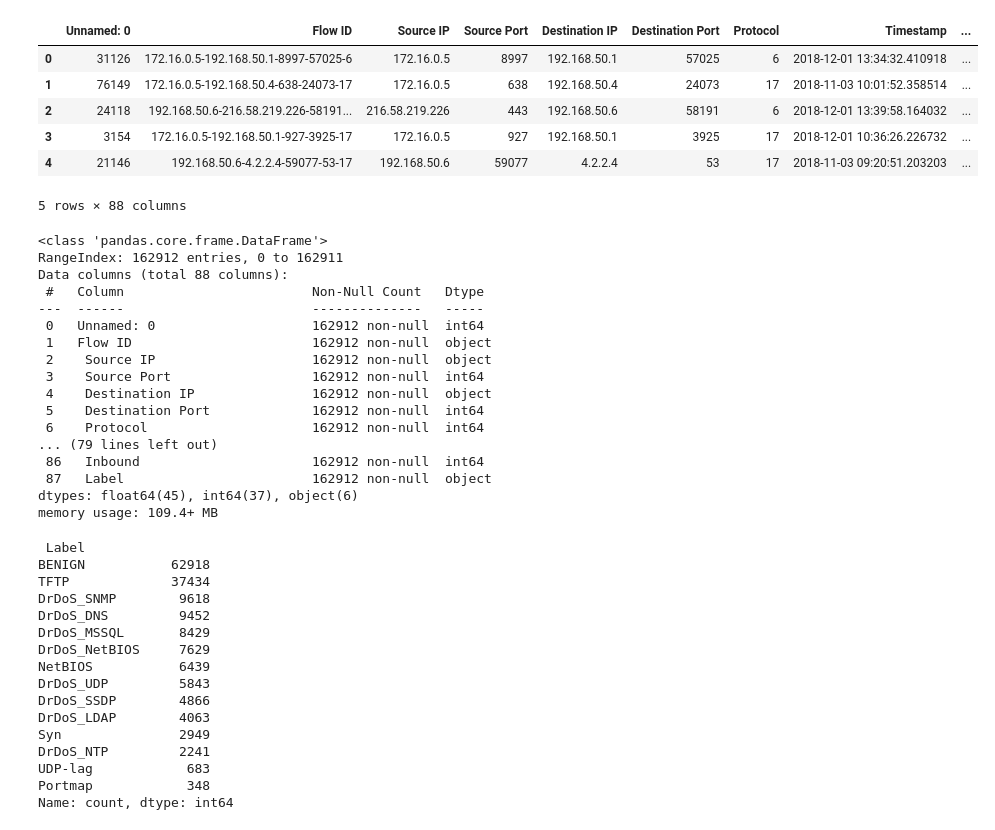
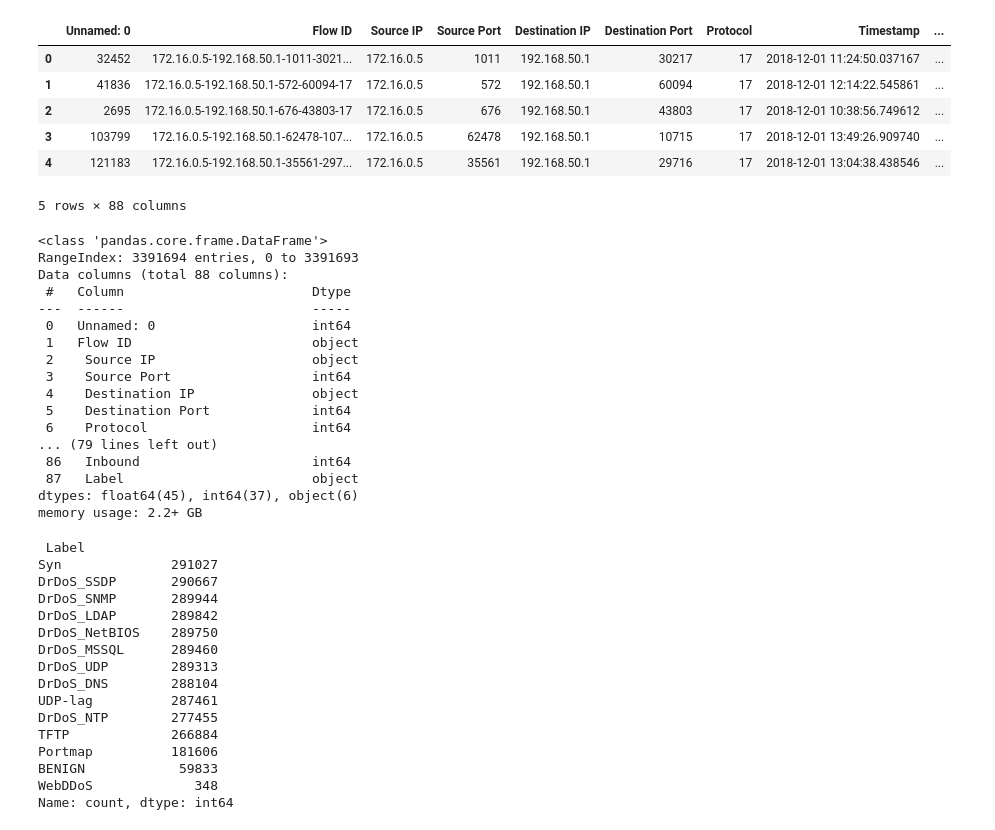
Before and after one commit to Eric-MK/nids, a Jupyter notebook: notebook.ipynb, the cells around one changed output. Saved outputs shown, nothing was run; the diff lists cells and outputs as text; code cells hidden in the pictures.

```diff
--- a/notebook.ipynb
+++ b/notebook.ipynb
@@ -7,55 +7,55 @@ import matplotlib.pyplot as plt
 
 import seaborn as sns
 # %%
-file_path = ("balanced_ddos_data.csv")
+file_path = ("data/processed/ddos_train_data.csv")
 
 data = pd.read_csv(file_path)
 
 data.head()
 # %% [output]
 |  | Unnamed: 0 | Flow ID | Source IP | Source Port | Destination IP | Destination Port | Protocol | Timestamp | ... |
-| 0 | 31126 | 172.16.0.5-192.168.50.1-8997-57025-6 | 172.16.0.5 | 8997 | 192.168.50.1 | 57025 | 6 | 2018-12-01 13:34:32.410918 | ... |
-| 1 | 76149 | 172.16.0.5-192.168.50.4-638-24073-17 | 172.16.0.5 | 638 | 192.168.50.4 | 24073 | 17 | 2018-11-03 10:01:52.358514 | ... |
-| 2 | 24118 | 192.168.50.6-216.58.219.226-58191... | 216.58.219.226 | 443 | 192.168.50.6 | 58191 | 6 | 2018-12-01 13:39:58.164032 | ... |
-| 3 | 3154 | 172.16.0.5-192.168.50.1-927-3925-17 | 172.16.0.5 | 927 | 192.168.50.1 | 3925 | 17 | 2018-12-01 10:36:26.226732 | ... |
-| 4 | 21146 | 192.168.50.6-4.2.2.4-59077-53-17 | 192.168.50.6 | 59077 | 4.2.2.4 | 53 | 17 | 2018-11-03 09:20:51.203203 | ... |
+| 0 | 32452 | 172.16.0.5-192.168.50.1-1011-3021... | 172.16.0.5 | 1011 | 192.168.50.1 | 30217 | 17 | 2018-12-01 11:24:50.037167 | ... |
+| 1 | 41836 | 172.16.0.5-192.168.50.1-572-60094-17 | 172.16.0.5 | 572 | 192.168.50.1 | 60094 | 17 | 2018-12-01 12:14:22.545861 | ... |
+| 2 | 2695 | 172.16.0.5-192.168.50.1-676-43803-17 | 172.16.0.5 | 676 | 192.168.50.1 | 43803 | 17 | 2018-12-01 10:38:56.749612 | ... |
+| 3 | 103799 | 172.16.0.5-192.168.50.1-62478-107... | 172.16.0.5 | 62478 | 192.168.50.1 | 10715 | 17 | 2018-12-01 13:49:26.909740 | ... |
+| 4 | 121183 | 172.16.0.5-192.168.50.1-35561-297... | 172.16.0.5 | 35561 | 192.168.50.1 | 29716 | 17 | 2018-12-01 13:04:38.438546 | ... |
 5 rows × 88 columns
 # %%
 data.info()
 # %% [output]
 <class 'pandas.core.frame.DataFrame'>
-RangeIndex: 162912 entries, 0 to 162911
+RangeIndex: 3391694 entries, 0 to 3391693
 Data columns (total 88 columns):
- #   Column                        Non-Null Count   Dtype
----  ------                        --------------   -----
- 0   Unnamed: 0                    162912 non-null  int64
- 1   Flow ID                       162912 non-null  object
- 2    Source IP                    162912 non-null  object
- 3    Source Port                  162912 non-null  int64
- 4    Destination IP               162912 non-null  object
- 5    Destination Port             162912 non-null  int64
- 6    Protocol                     162912 non-null  int64
+ #   Column                        Dtype
+---  ------                        -----
+ 0   Unnamed: 0                    int64
+ 1   Flow ID                       object
+ 2    Source IP                    object
+ 3    Source Port                  int64
+ 4    Destination IP               object
+ 5    Destination Port             int64
+ 6    Protocol                     int64
 ... (79 lines left out)
- 86   Inbound                      162912 non-null  int64
- 87   Label                        162912 non-null  object
+ 86   Inbound                      int64
+ 87   Label                        object
 dtypes: float64(45), int64(37), object(6)
-memory usage: 109.4+ MB
+memory usage: 2.2+ GB
 # %%
 data[' Label'].value_counts()
 # %% [output]
  Label
-BENIGN           62918
-TFTP             37434
-DrDoS_SNMP        9618
-DrDoS_DNS         9452
-DrDoS_MSSQL       8429
-DrDoS_NetBIOS     7629
-NetBIOS           6439
-DrDoS_UDP         5843
-DrDoS_SSDP        4866
-DrDoS_LDAP        4063
-Syn               2949
-DrDoS_NTP         2241
-UDP-lag            683
-Portmap            348
+Syn              291027
+DrDoS_SSDP       290667
+DrDoS_SNMP       289944
+DrDoS_LDAP       289842
+DrDoS_NetBIOS    289750
+DrDoS_MSSQL      289460
+DrDoS_UDP        289313
+DrDoS_DNS        288104
+UDP-lag          287461
+DrDoS_NTP        277455
+TFTP             266884
+Portmap          181606
+BENIGN            59833
+WebDDoS             348
 Name: count, dtype: int64
```
Also changed, not shown: parts of 17 cells of this notebook.
